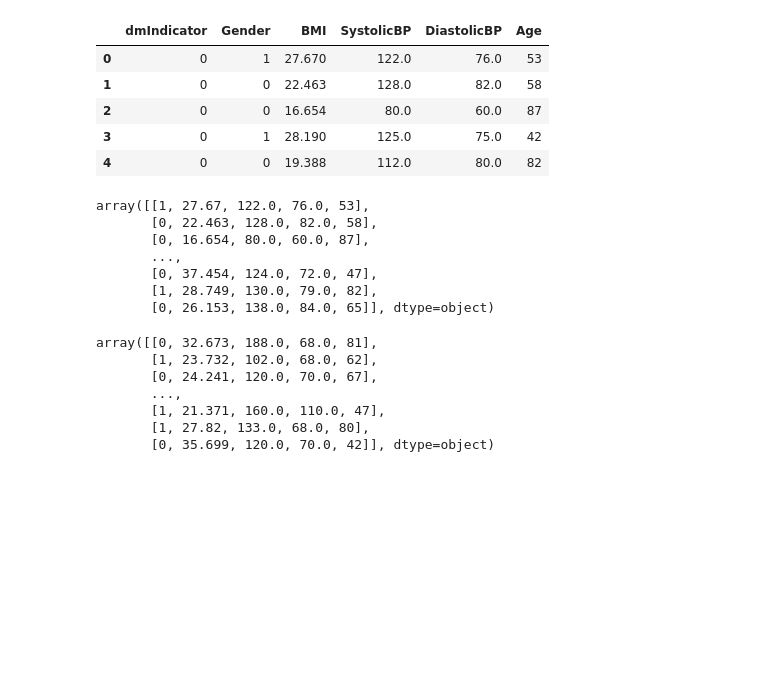
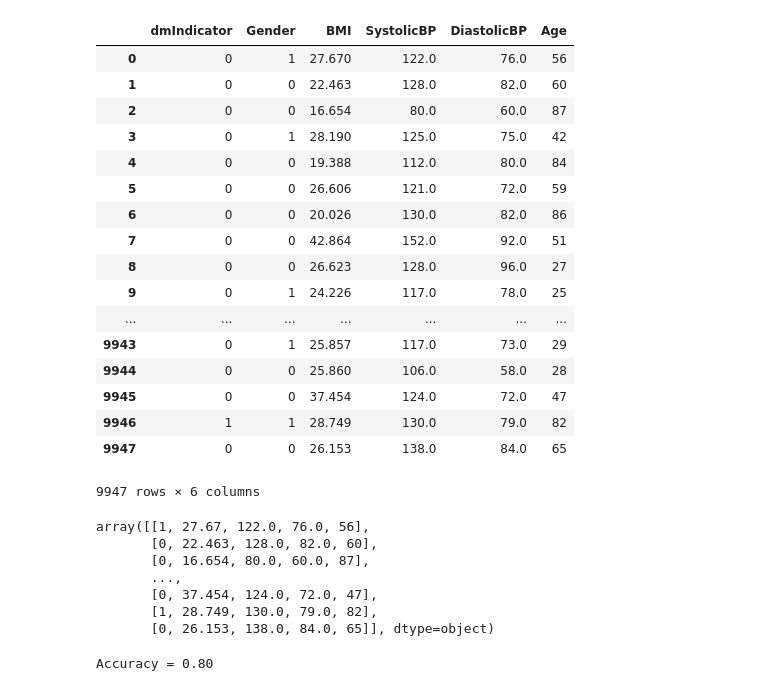
Before and after one commit to robmoore/diabetes-prediction, a Jupyter notebook: Practice Fusion Diabetes Challenge.ipynb, the cells around one changed output. Saved outputs shown, nothing was run; the diff lists cells and outputs as text; code cells hidden in the pictures; blank space fills up the shorter version.

Commit message:
Added linear regression test and OHE diagnosis to model

```diff
--- a/Practice Fusion Diabetes Challenge.ipynb
+++ b/Practice Fusion Diabetes Challenge.ipynb
@@ -14,6 +14,7 @@ import numpy as np
 from contextlib import closing
 
 from sklearn.model_selection import train_test_split
+from sklearn.linear_model import LogisticRegressionCV
 
 from keras.models import Sequential
 from keras.layers.core import Dense, Activation
@@ -35,8 +36,16 @@ with closing(sqlite3.connect('file:compData.db?mode=ro', uri=True)) as conn:
     FROM training_patientTranscript
 """, conn)
 
-# patientTranscripts.info()
-# patientTranscripts.describe()
+    patientIcd9Codes = pd.read_sql_query("""
+SELECT PatientGuid, ICD9Code
+FROM training_diagnosis
+""", conn)
+
+#     preDbMatch = pd.read_sql_query("""
+# SELECT DISTINCT PatientGuid
+# FROM training_diagnosis
+# WHERE ICD9Code IN ('790.29','648.83')
+# """, conn)
 # %%
 # https://www.cdc.gov/healthyweight/assessing/index.html
 def translateBMI(bmi):
@@ -70,11 +79,19 @@ def translateGender(gender):
     else:
         return 2
 
-def calcAge(visitYear, yearOfBirth):
-    return visitYear - yearOfBirth
+def calcAge(yearOfBirth):
+    return 2012 - yearOfBirth
 
 def translateDmIndicator(dmIndicator):
     return np.True_ if dmIndicator == 0 else np.False_
+
+# def isPreDB(patientGuid):
+#     return 1 if patientGuid in preDbMatch.PatientGuid.values else 0
+
+def ohe_icd9Codes():
+    icd9CodesByPatient = patientIcd9Codes.groupby('PatientGuid')["ICD9Code"].apply(list).reset_index()
+    ohe_icd9CodesByPatient = icd9CodesByPatient['ICD9Code'].str.join('|').str.get_dummies()
+    return ohe_icd9CodesByPatient
 
 def processPatientTranscripts(pt):
     pt = pt.sort_values(['VisitYear'],  ascending=False)
@@ -83,7 +100,8 @@ def processPatientTranscripts(pt):
     #pt["dmIndicator"] = patientTranscripts.apply(lambda row: translateDmIndicator(row.dmIndicator), axis=1)
     #pt["Gender"] = patientTranscripts["Gender"].astype('category')
     pt["Gender"] = pt.apply(lambda row: translateGender(row.Gender), axis=1).astype('category')
-    pt['Age'] = pt.apply(lambda row: calcAge(row.VisitYear, row.YearOfBirth), axis=1)
+    pt['Age'] = pt.apply(lambda row: calcAge(row.YearOfBirth), axis=1)
+    #pt['PreDB'] = pt.apply(lambda row: isPreDB(row.PatientGuid), axis=1)
     #pt['BMICategory'] = pt.apply(lambda row: translateBMI(row.BMI), axis=1).astype('category')
     #pt['BPCategory'] = pt.apply(lambda row: translateBP(row.SystolicBP, row.DiastolicBP), axis=1).astype('category')
 
@@ -93,21 +111,33 @@ def processPatientTranscripts(pt):
     return pt
 # %%
 patientTranscripts = processPatientTranscripts(patientTranscripts)
-patientTranscripts.head()
+patientTranscripts
 # %% [output]
 |  | dmIndicator | Gender | BMI | SystolicBP | DiastolicBP | Age |
-| 0 | 0 | 1 | 27.670 | 122.0 | 76.0 | 53 |
-| 1 | 0 | 0 | 22.463 | 128.0 | 82.0 | 58 |
+| 0 | 0 | 1 | 27.670 | 122.0 | 76.0 | 56 |
+| 1 | 0 | 0 | 22.463 | 128.0 | 82.0 | 60 |
 | 2 | 0 | 0 | 16.654 | 80.0 | 60.0 | 87 |
 | 3 | 0 | 1 | 28.190 | 125.0 | 75.0 | 42 |
-| 4 | 0 | 0 | 19.388 | 112.0 | 80.0 | 82 |
+| 4 | 0 | 0 | 19.388 | 112.0 | 80.0 | 84 |
+| 5 | 0 | 0 | 26.606 | 121.0 | 72.0 | 59 |
+| 6 | 0 | 0 | 20.026 | 130.0 | 82.0 | 86 |
+| 7 | 0 | 0 | 42.864 | 152.0 | 92.0 | 51 |
+| 8 | 0 | 0 | 26.623 | 128.0 | 96.0 | 27 |
+| 9 | 0 | 1 | 24.226 | 117.0 | 78.0 | 25 |
+| ... | ... | ... | ... | ... | ... | ... |
+| 9943 | 0 | 1 | 25.857 | 117.0 | 73.0 | 29 |
+| 9944 | 0 | 0 | 25.860 | 106.0 | 58.0 | 28 |
+| 9945 | 0 | 0 | 37.454 | 124.0 | 72.0 | 47 |
+| 9946 | 1 | 1 | 28.749 | 130.0 | 79.0 | 82 |
+| 9947 | 0 | 0 | 26.153 | 138.0 | 84.0 | 65 |
+9947 rows × 6 columns
 # %%
-X = patientTranscripts.values[:, 1:6]
-y = patientTranscripts.values[:, 0]
+X = patientTranscripts.values[:, 1:]
+y = patientTranscripts.values[:, 0].astype("int")
 X
 # %% [output]
-array([[1, 27.67, 122.0, 76.0, 53],
-       [0, 22.463, 128.0, 82.0, 58],
+array([[1, 27.67, 122.0, 76.0, 56],
+       [0, 22.463, 128.0, 82.0, 60],
        [0, 16.654, 80.0, 60.0, 87],
        ...,
        [0, 37.454, 124.0, 72.0, 47],
@@ -115,12 +145,10 @@ array([[1, 27.67, 122.0, 76.0, 53],
        [0, 26.153, 138.0, 84.0, 65]], dtype=object)
 # %%
 train_X, test_X, train_y, test_y = train_test_split(X, y, train_size=0.77, random_state=seed)
-train_X
-# %% [output]
-array([[0, 32.673, 188.0, 68.0, 81],
-       [1, 23.732, 102.0, 68.0, 62],
-       [0, 24.241, 120.0, 70.0, 67],
-       ...,
-       [1, 21.371, 160.0, 110.0, 47],
-       [1, 27.82, 133.0, 68.0, 80],
-       [0, 35.699, 120.0, 70.0, 42]], dtype=object)
+# %%
+lr = LogisticRegressionCV()
+lr.fit(train_X, train_y)
+
+print("Accuracy = {:.2f}".format(lr.score(test_X, test_y)))
+# %% [output]
+Accuracy = 0.80
```
Also changed, not shown: parts of 4 cells of this notebook.
